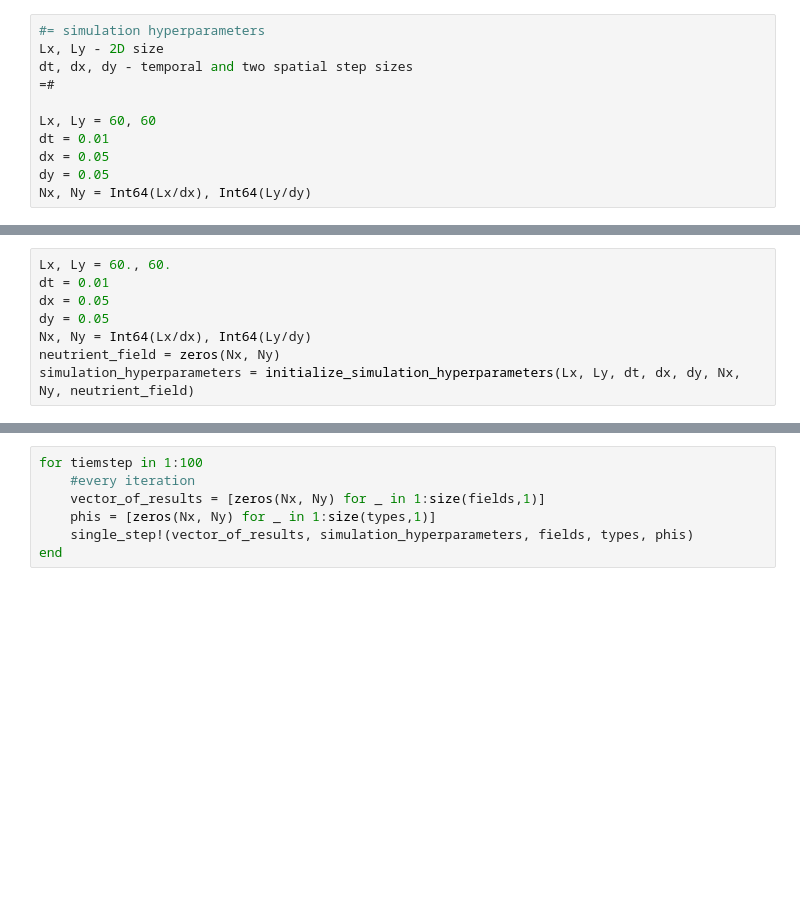
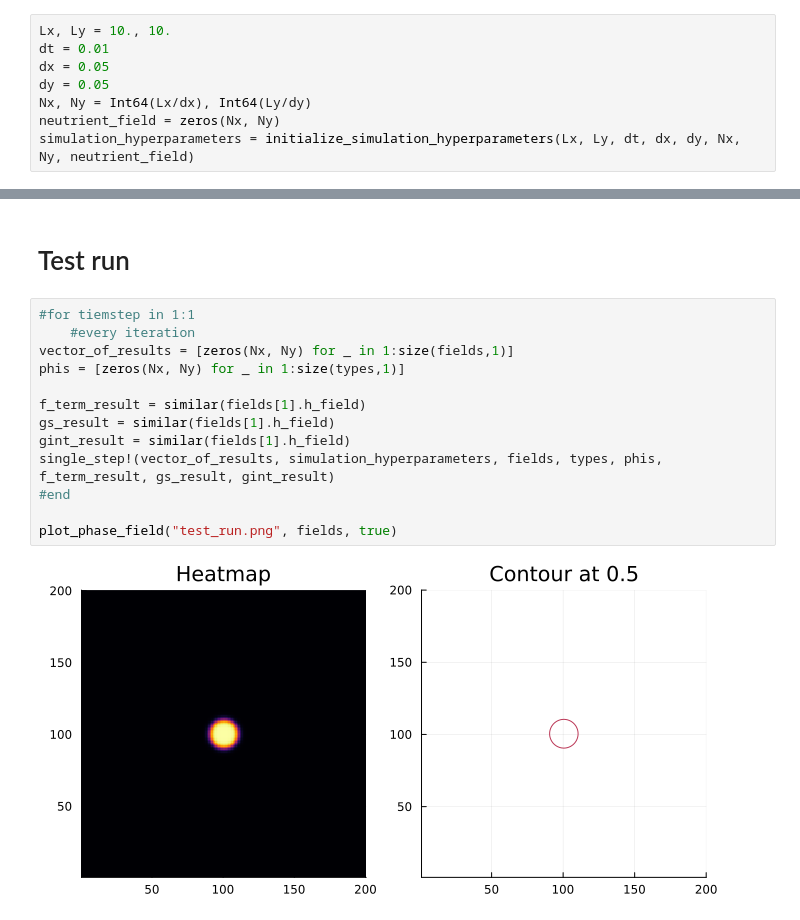
Before and after one commit to Mniszko/Biofilm-Simulation, a Jupyter notebook: julia_realization.ipynb, the cells around one changed output, grey strips where cells are left out. Cells and saved outputs as stored; diff of their text form; blank space fills up the shorter version.

```diff
--- a/julia_realization.ipynb
+++ b/julia_realization.ipynb
@@ -6,12 +371,9 @@ using LinearAlgebra
 # %%
-#= simulation hyperparameters
-Lx, Ly - 2D size
-dt, dx, dy - temporal and two spatial step sizes
-=#
-
-Lx, Ly = 60, 60
+Lx, Ly = 10., 10.
 dt = 0.01
 dx = 0.05
 dy = 0.05
 Nx, Ny = Int64(Lx/dx), Int64(Ly/dy)
+neutrient_field = zeros(Nx, Ny)
+simulation_hyperparameters = initialize_simulation_hyperparameters(Lx, Ly, dt, dx, dy, Nx, Ny, neutrient_field)
 # %% [output]
@@ -255,8 +388,0 @@ single_step! (generic function with 1 method)
-# %%
-Lx, Ly = 60., 60.
-dt = 0.01
-dx = 0.05
-dy = 0.05
-Nx, Ny = Int64(Lx/dx), Int64(Ly/dy)
-neutrient_field = zeros(Nx, Ny)
-simulation_hyperparameters = initialize_simulation_hyperparameters(Lx, Ly, dt, dx, dy, Nx, Ny, neutrient_field)
@@ -297,10 +413,20 @@ fields = [field1]
 for i in 1:size(fields,1)
     update_phase_field!(simulation_hyperparameters, fields[i])
 end
+# %% [markdown]
+# Test run
 # %%
-for tiemstep in 1:100
+#for tiemstep in 1:1
     #every iteration
-    vector_of_results = [zeros(Nx, Ny) for _ in 1:size(fields,1)]
-    phis = [zeros(Nx, Ny) for _ in 1:size(types,1)]
-    single_step!(vector_of_results, simulation_hyperparameters, fields, types, phis)
-end
+vector_of_results = [zeros(Nx, Ny) for _ in 1:size(fields,1)]
+phis = [zeros(Nx, Ny) for _ in 1:size(types,1)]
+
+f_term_result = similar(fields[1].h_field)
+gs_result = similar(fields[1].h_field)
+gint_result = similar(fields[1].h_field)
+single_step!(vector_of_results, simulation_hyperparameters, fields, types, phis, f_term_result, gs_result, gint_result)
+#end
+
+plot_phase_field("test_run.png", fields, true)
+# %% [output]
+[figure, added]
```
Also changed, not shown: parts of 16 cells of this notebook, 4 other files.
